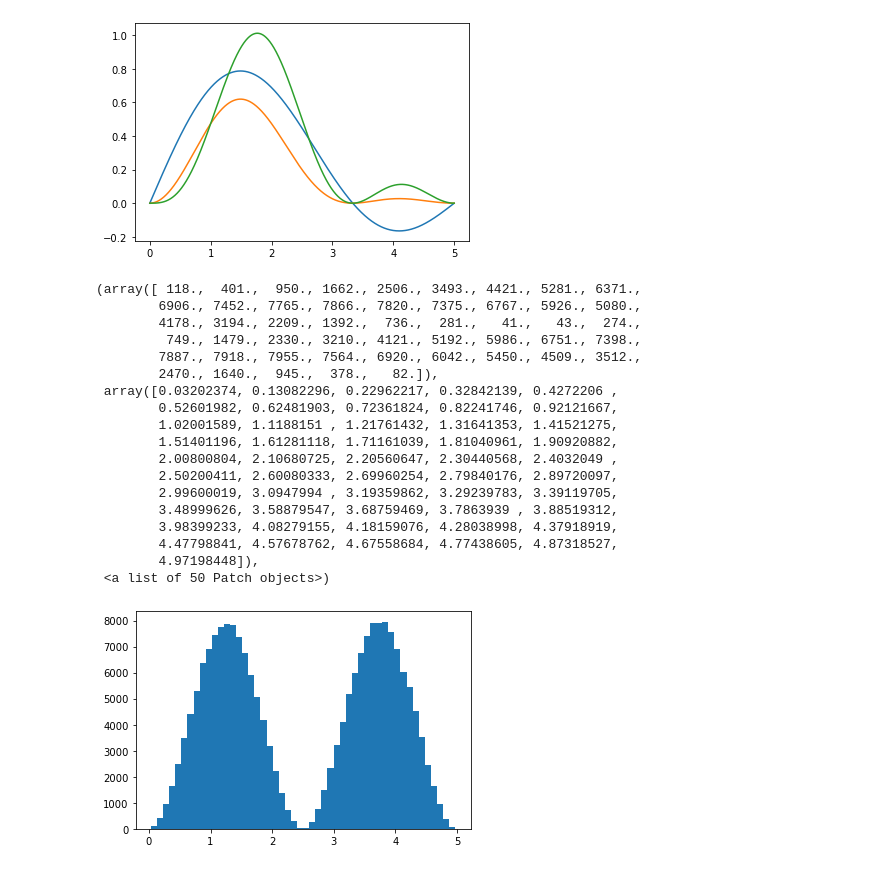
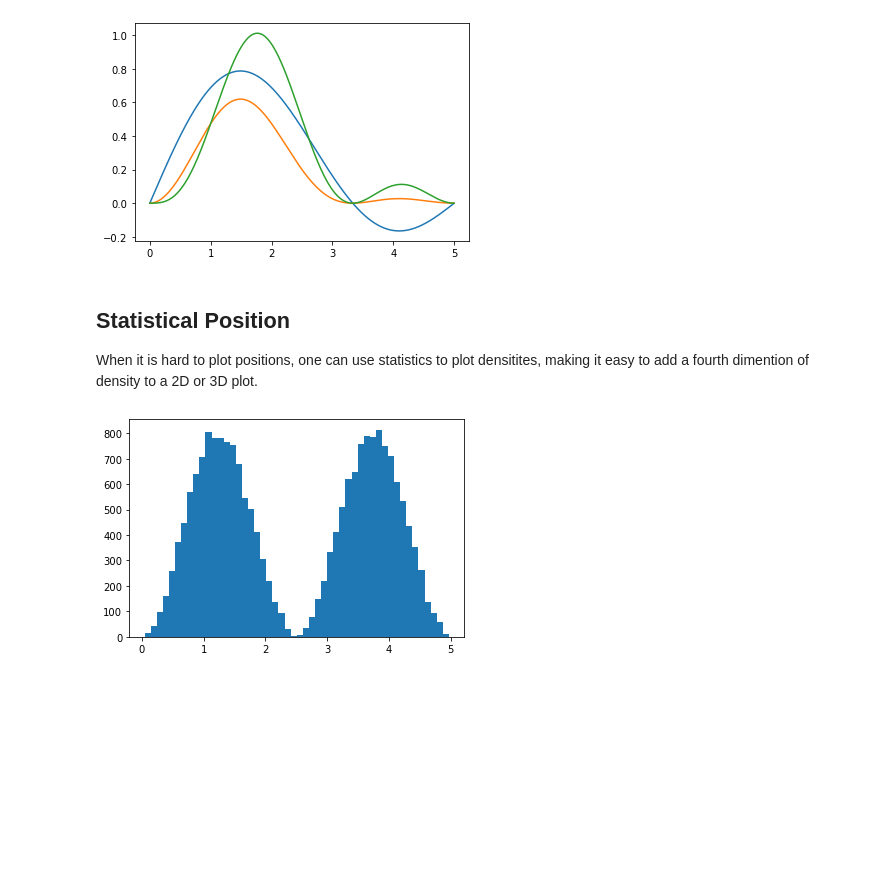
Before and after one commit to gds001/Computational-Physical-Chemistry, a Jupyter notebook: Particle in a Box.ipynb, the cells around one changed output. Cells and saved outputs as stored; diff of their text form; code cells hidden in the pictures; blank space fills up the shorter version.

```diff
--- a/Particle in a Box.ipynb
+++ b/Particle in a Box.ipynb
@@ -103,36 +117,22 @@ print("{0:.2f}".format(integrate(x,psixpsi12)))
 y=x
 
 #Do this later.  3D plotting is difficult in here, and matricies are not in the scope yet.
+# %% [markdown]
+## Statistical Position
+
+When it is hard to plot positions, one can use statistics to plot densitites, making it easy to add a fourth dimention of density to a 2D or 3D plot.
 # %%
 acceptedPoints=np.array([])
 
-for i in range(1000000):
+for i in range(100000):
     j=random.random()*L
     psi=psi1DPIB(2,j,L)
     pos=psi*psi
     if(pos>random.random()):
         acceptedPoints=np.append(acceptedPoints,[j])
 
-plt.hist(acceptedPoints, bins=L*10)
+a=plt.hist(acceptedPoints, bins=L*10)
 # %% [output]
-(array([ 118.,  401.,  950., 1662., 2506., 3493., 4421., 5281., 6371.,
-        6906., 7452., 7765., 7866., 7820., 7375., 6767., 5926., 5080.,
-        4178., 3194., 2209., 1392.,  736.,  281.,   41.,   43.,  274.,
-         749., 1479., 2330., 3210., 4121., 5192., 5986., 6751., 7398.,
-        7887., 7918., 7955., 7564., 6920., 6042., 5450., 4509., 3512.,
-        2470., 1640.,  945.,  378.,   82.]),
- array([0.03202374, 0.13082296, 0.22962217, 0.32842139, 0.4272206 ,
-        0.52601982, 0.62481903, 0.72361824, 0.82241746, 0.92121667,
-        1.02001589, 1.1188151 , 1.21761432, 1.31641353, 1.41521275,
-        1.51401196, 1.61281118, 1.71161039, 1.81040961, 1.90920882,
-        2.00800804, 2.10680725, 2.20560647, 2.30440568, 2.4032049 ,
-        2.50200411, 2.60080333, 2.69960254, 2.79840176, 2.89720097,
-        2.99600019, 3.0947994 , 3.19359862, 3.29239783, 3.39119705,
-        3.48999626, 3.58879547, 3.68759469, 3.7863939 , 3.88519312,
-        3.98399233, 4.08279155, 4.18159076, 4.28038998, 4.37918919,
-        4.47798841, 4.57678762, 4.67558684, 4.77438605, 4.87318527,
-        4.97198448]),
- <a list of 50 Patch objects>)
-[figure, old version]
+[figure, new version]
 # %%
 #This is where one can add time-dependent wavefunctions
```
Also changed, not shown: parts of 6 cells of this notebook, 2 other files.
